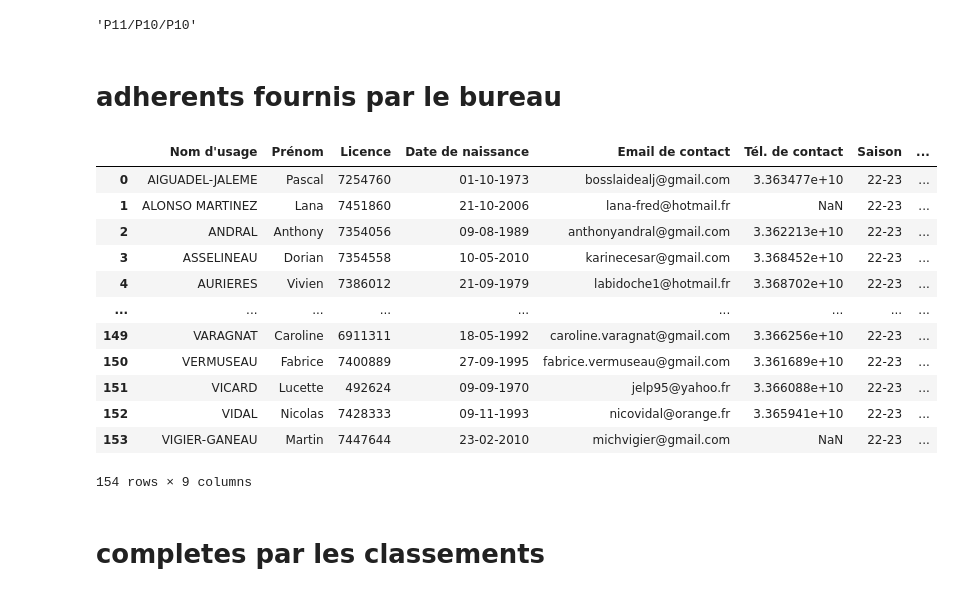
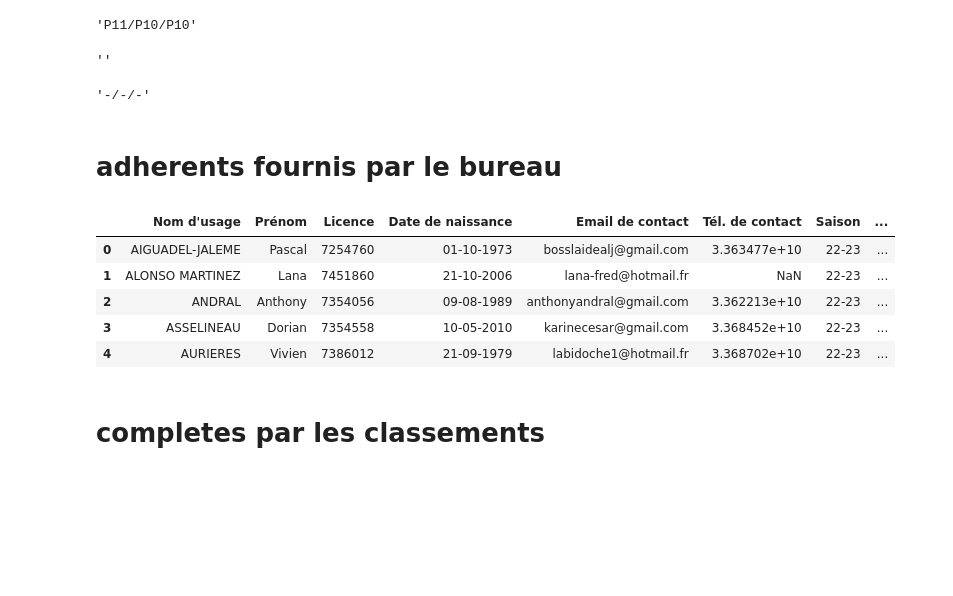
Before and after one commit to castorfou/rbc, a Jupyter notebook: update_classement.ipynb, the cells around one changed output. Drawn from its saved outputs; the diff is of its cells as text; code cells hidden in the pictures; blank space fills up the shorter version.

Commit message:
refactor get_classement

```diff
--- a/update_classement.ipynb
+++ b/update_classement.ipynb
@@ -55,6 +56,14 @@ def get_classement(
 get_classement(7354056)
 # %% [output]
 'P11/P10/P10'
+# %%
+get_classement(7)
+# %% [output]
+''
+# %%
+get_classement(7454028)
+# %% [output]
+'-/-/-'
 # %% [markdown]
 # adherents fournis par le bureau
 # %%
@@ -62,21 +71,14 @@ fichier_adherents = 'xls633be4e053e80.xlsx'
 # %%
 df_rbc_adherents = pd.read_excel(fichier_adherents)
 # %%
-df_rbc_adherents
+df_rbc_adherents.head()
 # %% [output]
 |  | Nom d'usage | Prénom | Licence | Date de naissance | Email de contact | Tél. de contact | Saison | ... |
 | 0 | AIGUADEL-JALEME | Pascal | 7254760 | 01-10-1973 | bosslaidealj@gmail.com | 3.363477e+10 | 22-23 | ... |
 | 1 | ALONSO MARTINEZ | Lana | 7451860 | 21-10-2006 | lana-fred@hotmail.fr | NaN | 22-23 | ... |
 | 2 | ANDRAL | Anthony | 7354056 | 09-08-1989 | anthonyandral@gmail.com | 3.362213e+10 | 22-23 | ... |
 | 3 | ASSELINEAU | Dorian | 7354558 | 10-05-2010 | karinecesar@gmail.com | 3.368452e+10 | 22-23 | ... |
 | 4 | AURIERES | Vivien | 7386012 | 21-09-1979 | labidoche1@hotmail.fr | 3.368702e+10 | 22-23 | ... |
-| ... | ... | ... | ... | ... | ... | ... | ... | ... |
-| 149 | VARAGNAT | Caroline | 6911311 | 18-05-1992 | caroline.varagnat@gmail.com | 3.366256e+10 | 22-23 | ... |
-| 150 | VERMUSEAU | Fabrice | 7400889 | 27-09-1995 | fabrice.vermuseau@gmail.com | 3.361689e+10 | 22-23 | ... |
-| 151 | VICARD | Lucette | 492624 | 09-09-1970 | jelp95@yahoo.fr | 3.366088e+10 | 22-23 | ... |
-| 152 | VIDAL | Nicolas | 7428333 | 09-11-1993 | nicovidal@orange.fr | 3.365941e+10 | 22-23 | ... |
-| 153 | VIGIER-GANEAU | Martin | 7447644 | 23-02-2010 | michvigier@gmail.com | NaN | 22-23 | ... |
-154 rows × 9 columns
 # %% [markdown]
 # completes par les classements
 # %%
```
Also changed, not shown: parts of 4 cells of this notebook, 3 other files.
